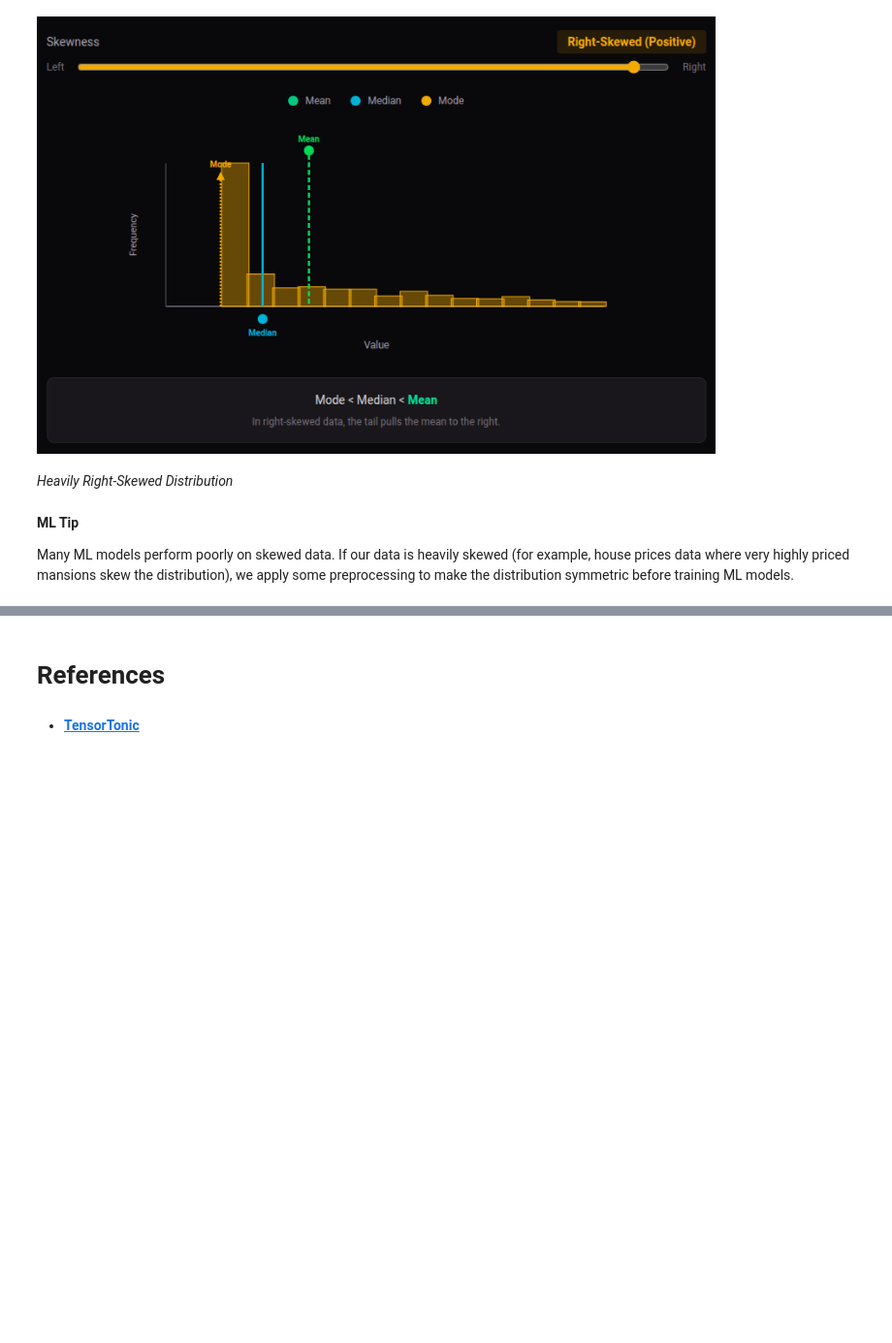
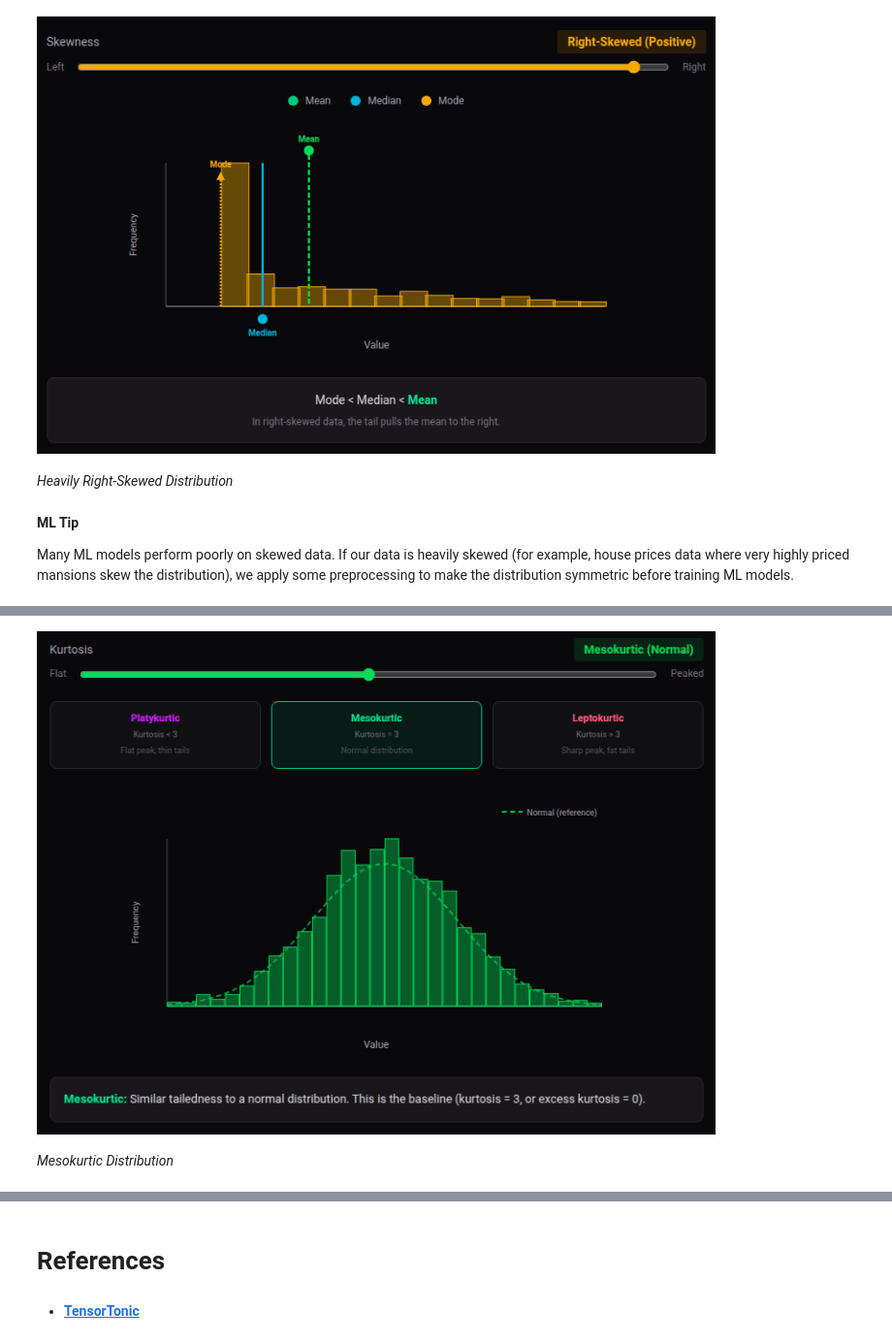
Before and after one commit to ancilcleetus/My-Learning-Journey-in-AI, a Jupyter notebook: Maths/Statistics/basic_statistics.ipynb, the cells around one changed output, grey strips where cells are left out. Shown at 97% size. Drawn from its saved outputs; the diff is of its cells as text; code cells hidden in the pictures; blank space fills up the shorter version.

```diff
--- a/Maths/Statistics/basic_statistics.ipynb
+++ b/Maths/Statistics/basic_statistics.ipynb
@@ -142,0 +162,7 @@ Many ML models perform poorly on skewed data. If our data is heavily skewed (for
+# %%
+from IPython.display import Image, display, Markdown
+display(Image(filename="data/images/basic_statistics_08.png", width=700))
+display(Markdown("*Mesokurtic Distribution*"))
+# %% [output]
+[figure, added]
+*Mesokurtic Distribution*
```
Also changed, not shown: parts of 9 cells of this notebook, 6 other files.
